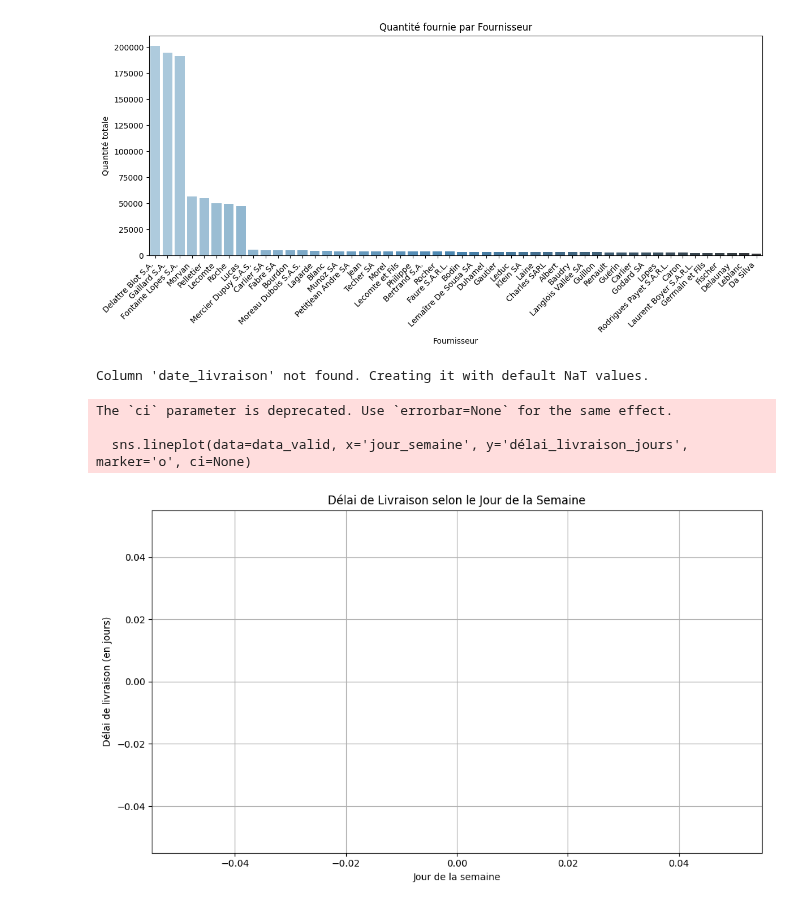
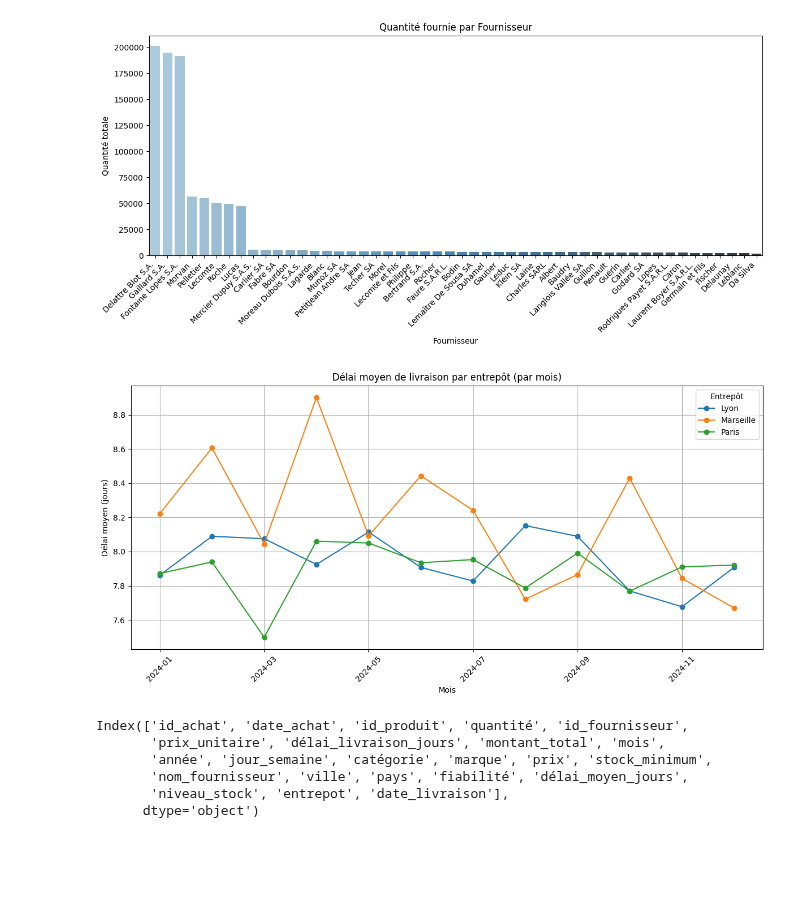
Before and after one commit to Fanaingamampiandra/Projet_Supply_chain, a Jupyter notebook: stephanie/achat_prod_fourn_stock.ipynb, the cells around one changed output. Saved outputs shown, nothing was run; the diff lists cells and outputs as text; code cells hidden in the pictures; blank space fills up the shorter version.

```diff
--- a/stephanie/achat_prod_fourn_stock.ipynb
+++ b/stephanie/achat_prod_fourn_stock.ipynb
@@ -176,43 +176,40 @@ Passing `palette` without assigning `hue` is deprecated and will be removed in v
   sns.barplot(data=quantite_par_fournisseur, x='nom_fournisseur', y='quantité', palette='Blues_d')
 [figure]
 # %%
+# Créer une colonne 'date' au format AAAA-MM pour grouper par mois
+# Clean the 'date_achat' column by replacing invalid dates with NaT
+data['date_achat'] = pd.to_datetime(data['date_achat'], errors='coerce', format='%Y-%m-%d')
 
+# Drop rows with invalid dates
+data = data.dropna(subset=['date_achat'])
 
-# ✅ 1. Assure-toi que les colonnes existent et ont le bon format
-# ✅ 1. Assure-toi que les colonnes existent et ont le bon format
-if 'date_livraison' not in data.columns:
-    print("Column 'date_livraison' not found. Creating it with default NaT values.")
-    data['date_livraison'] = pd.NaT  # Create the column with default NaT values
+# Create a 'mois_complet' column in the format YYYY-MM for grouping by month
+data['mois_complet'] = data['date_achat'].dt.to_period('M').astype(str)
 
-if not pd.api.types.is_datetime64_any_dtype(data['date_livraison']):
-    data['date_livraison'] = pd.to_datetime(data['date_livraison'], errors='coerce')
+# Grouper par mois + entrepôt et calculer la moyenne du délai de livraison
+delai_mensuel = data.groupby(['mois_complet', 'entrepot'])['délai_livraison_jours'].mean().reset_index()
 
-# ✅ 2. Extraire le jour de la semaine en français
-jours_fr = {
-    0: 'Lundi', 1: 'Mardi', 2: 'Mercredi', 3: 'Jeudi',
-    4: 'Vendredi', 5: 'Samedi', 6: 'Dimanche'
-}
-data['jour_semaine'] = data['date_livraison'].dt.dayofweek.map(jours_fr)
+# Pivot pour créer une colonne par entrepôt (utile pour matplotlib)
+pivot = delai_mensuel.pivot(index='mois_complet', columns='entrepot', values='délai_livraison_jours')
 
-# ✅ 3. Ordonner les jours correctement
-ordre_jours = ['Lundi', 'Mardi', 'Mercredi', 'Jeudi', 'Vendredi', 'Samedi', 'Dimanche']
-data['jour_semaine'] = pd.Categorical(data['jour_semaine'], categories=ordre_jours, ordered=True)
-
-# ✅ 4. Vérifier qu’il y a bien des données sans NaN
-data_valid = data.dropna(subset=['jour_semaine', 'délai_livraison_jours'])
-
-# ✅ 5. Line plot
-plt.figure(figsize=(10, 6))
-sns.lineplot(data=data_valid, x='jour_semaine', y='délai_livraison_jours', marker='o', ci=None)
-plt.title('Délai de Livraison selon le Jour de la Semaine')
-plt.xlabel('Jour de la semaine')
-plt.ylabel('Délai de livraison (en jours)')
+# Tracer
+pivot.plot(marker='o', figsize=(12, 6))
+plt.title("Délai moyen de livraison par entrepôt (par mois)")
+plt.xlabel("Mois")
+plt.ylabel("Délai moyen (jours)")
+plt.xticks(rotation=45)
 plt.grid(True)
 plt.tight_layout()
+plt.legend(title="Entrepôt")
 plt.show()
 # %% [output]
-Column 'date_livraison' not found. Creating it with default NaT values.
-The `ci` parameter is deprecated. Use `errorbar=None` for the same effect.
-
-  sns.lineplot(data=data_valid, x='jour_semaine', y='délai_livraison_jours', marker='o', ci=None)
-[figure, old version]
+[figure, new version]
+# %%
+print(data.columns)
+# %% [output]
+Index(['id_achat', 'date_achat', 'id_produit', 'quantité', 'id_fournisseur',
+       'prix_unitaire', 'délai_livraison_jours', 'montant_total', 'mois',
+       'année', 'jour_semaine', 'catégorie', 'marque', 'prix', 'stock_minimum',
+       'nom_fournisseur', 'ville', 'pays', 'fiabilité', 'délai_moyen_jours',
+       'niveau_stock', 'entrepot', 'date_livraison'],
+      dtype='object')
```
